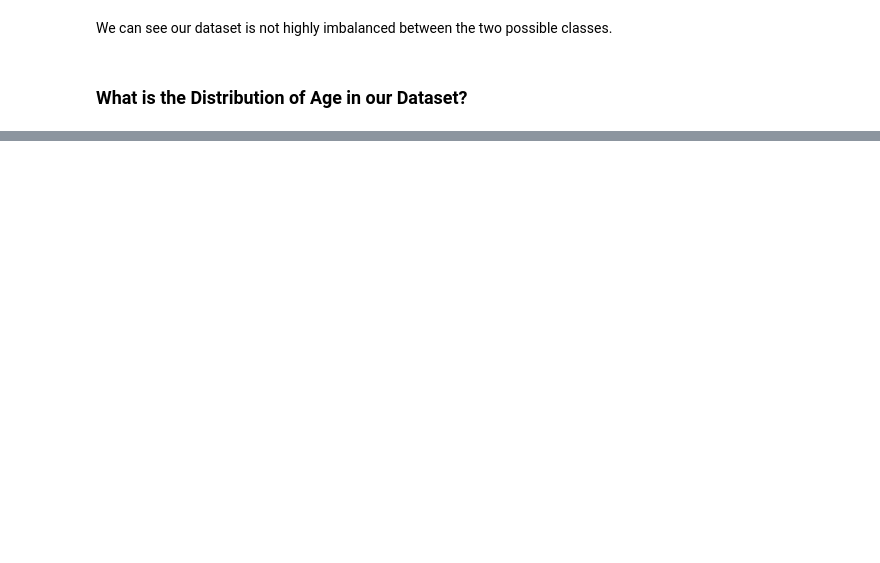
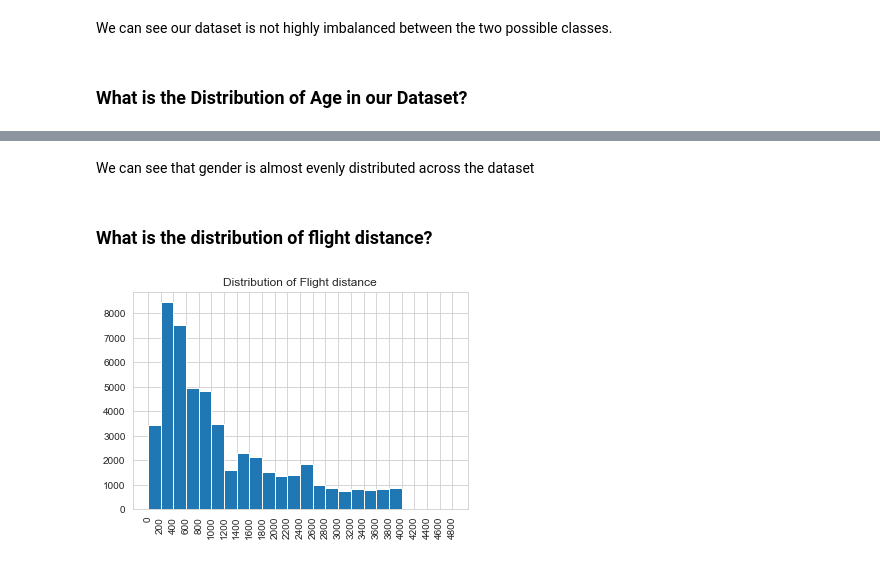
Before and after one commit to manlikesolomon/Data-Sprint-73---Airline-Passenger-Satisfaction, a Jupyter notebook: Airline Passenger Satisfaction.ipynb, the cells around one changed output, grey strips where cells are left out. Saved outputs shown, nothing was run; the diff lists cells and outputs as text; code cells hidden in the pictures; blank space fills up the shorter version.

```diff
--- a/Airline Passenger Satisfaction.ipynb
+++ b/Airline Passenger Satisfaction.ipynb
@@ -147,0 +173,13 @@ df_train['Ease of Online booking'].plot(kind='bar')
+# %% [markdown]
+We can see that gender is almost evenly distributed across the dataset
+# %% [markdown]
+### What is the distribution of flight distance?
+# %%
+# plotting a histogram to show the distribution of age in our dataset
+bins = np.arange(0,df_train['Flight Distance'].max(),200)
+ticks = [v for v in bins]
+plt.hist(df_train['Flight Distance'],bins=bins)
+plt.xticks(ticks,rotation=90)
+plt.title('Distribution of Flight distance');
+# %% [output]
+[figure, added]
```
Also changed, not shown: parts of 38 cells of this notebook.
